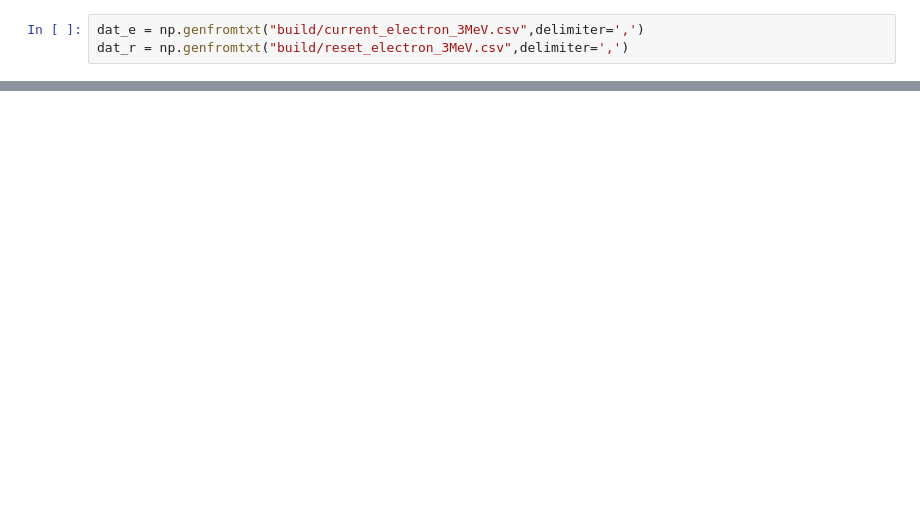
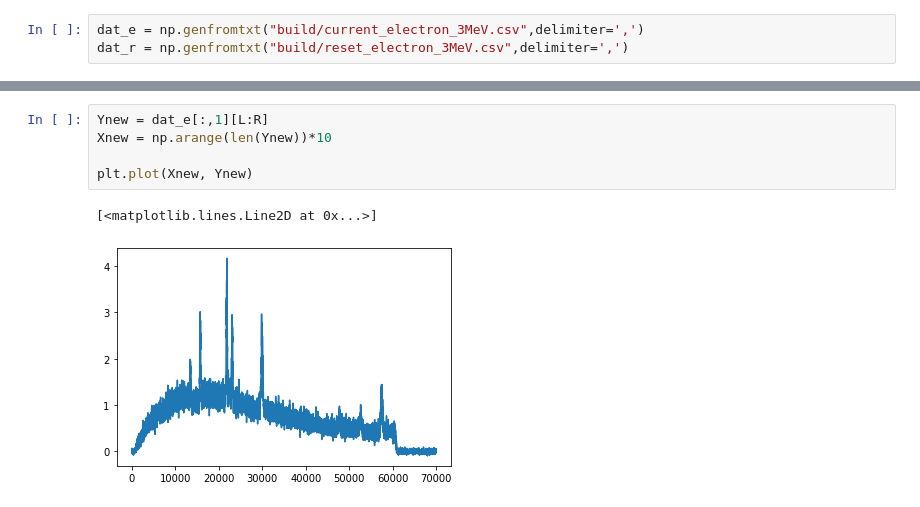
Before and after one commit to Q-Pix/qpixrtd, a Jupyter notebook: develop/Untitled.ipynb, the cells around one changed output, grey strips where cells are left out. Drawn from its saved outputs; the diff is of its cells as text; blank space fills up the shorter version.

```diff
--- a/develop/Untitled.ipynb
+++ b/develop/Untitled.ipynb
@@ -21,0 +61,8 @@ ElectronCharge_ = 1.60217662e-19
+# %%
+Ynew = dat_e[:,1][L:R]
+Xnew = np.arange(len(Ynew))*10
+
+plt.plot(Xnew, Ynew)
+# %% [output]
+[<matplotlib.lines.Line2D at 0x...>]
+[figure, added]
```
Also changed, not shown: parts of 13 cells of this notebook, 41 other files.
